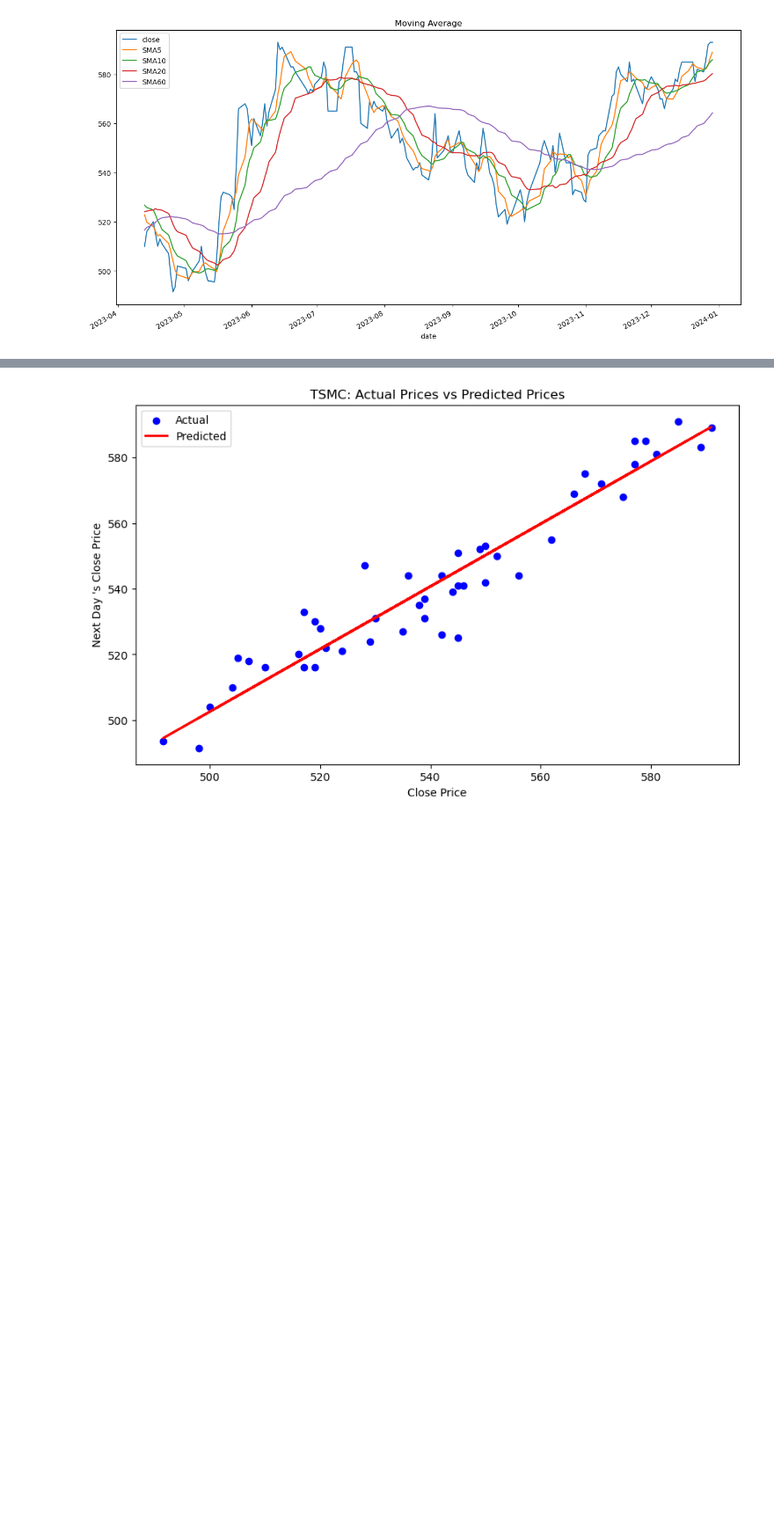
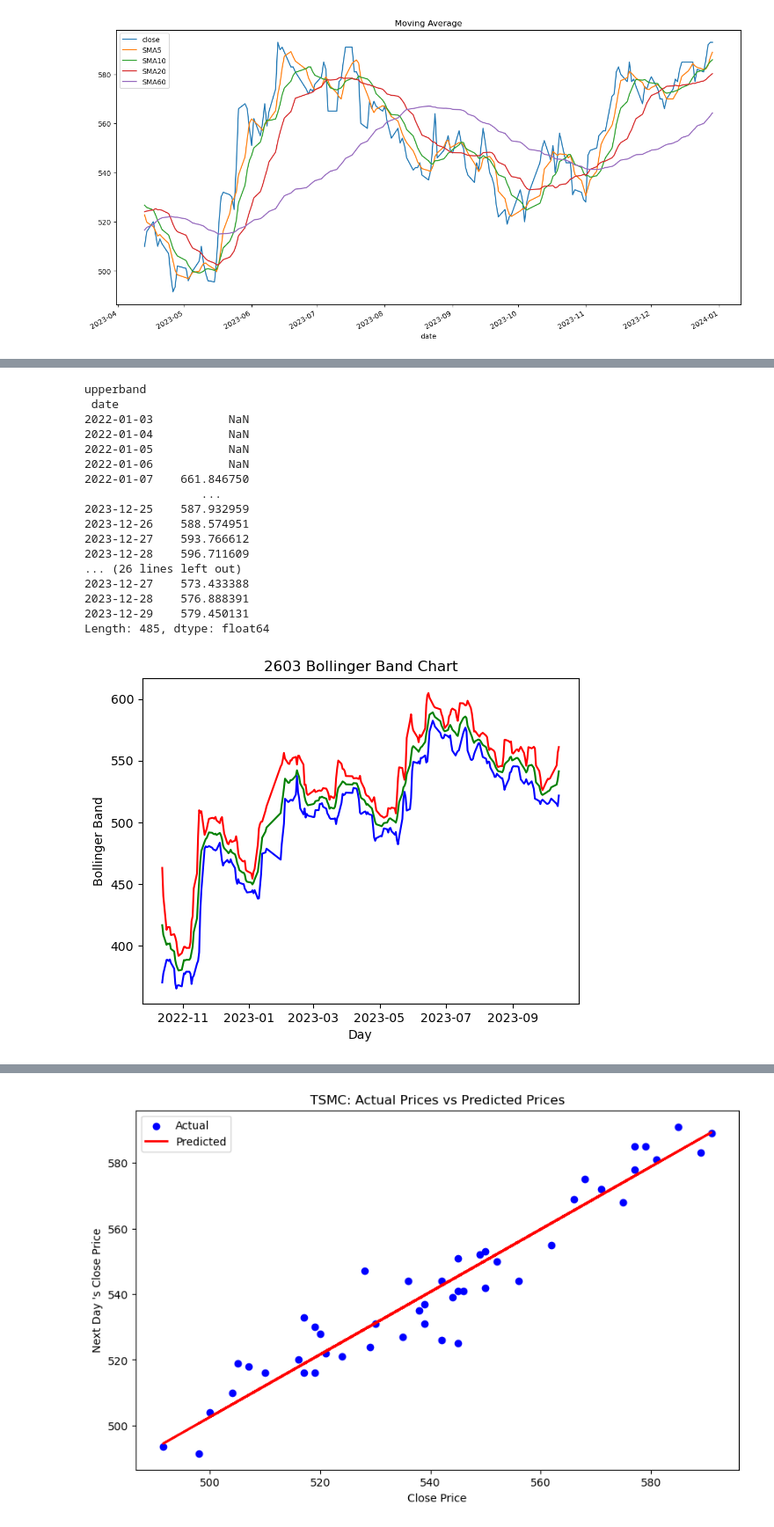
Before and after one commit to kuanhunglingary/data-visualization, a Jupyter notebook: stockViaFinmind.ipynb, the cells around one changed output, grey strips where cells are left out. Shown at 88% size. Cells and saved outputs as stored; diff of their text form; code cells hidden in the pictures; blank space fills up the shorter version.

```diff
--- a/stockViaFinmind.ipynb
+++ b/stockViaFinmind.ipynb
@@ -362 +358,39 @@ plt.show()
+# %%
+df = pd.read_csv("tsmc2022_2023Findmind.csv", index_col="date", parse_dates=True)
+upperband, middleband, lowerband = talib.BBANDS(df.close, timeperiod=5, nbdevup=2, nbdevdn=2, matype=0)
+
+print("upperband\n" ,upperband)
+print("middleband\n" ,middleband)
+print("lowerband\n" ,lowerband)
+plt.plot(upperband['2022-10-13':'2023-10-13'],
+         label="upperband",color='r',
+         linestyle='solid')
+plt.plot(middleband['2022-10-13':'2023-10-13'],
+         label="middleband",color='g',linestyle='solid')
+plt.plot(lowerband['2022-10-13':'2023-10-13'],
+         label="lowerband",color='b',
+         linestyle='solid')
+plt.title("2603 Bollinger Band Chart")
+plt.xlabel("Day")
+plt.ylabel("Bollinger Band")
+plt.savefig("BBAND.png")
+# %% [output]
+upperband
+ date
+2022-01-03           NaN
+2022-01-04           NaN
+2022-01-05           NaN
+2022-01-06           NaN
+2022-01-07    661.846750
+                 ...
+2023-12-25    587.932959
+2023-12-26    588.574951
+2023-12-27    593.766612
+2023-12-28    596.711609
+... (26 lines left out)
+2023-12-27    573.433388
+2023-12-28    576.888391
+2023-12-29    579.450131
+Length: 485, dtype: float64
+[figure, added]
 # %% [markdown]
```
Also changed, not shown: parts of 7 cells of this notebook, 2 other files.
